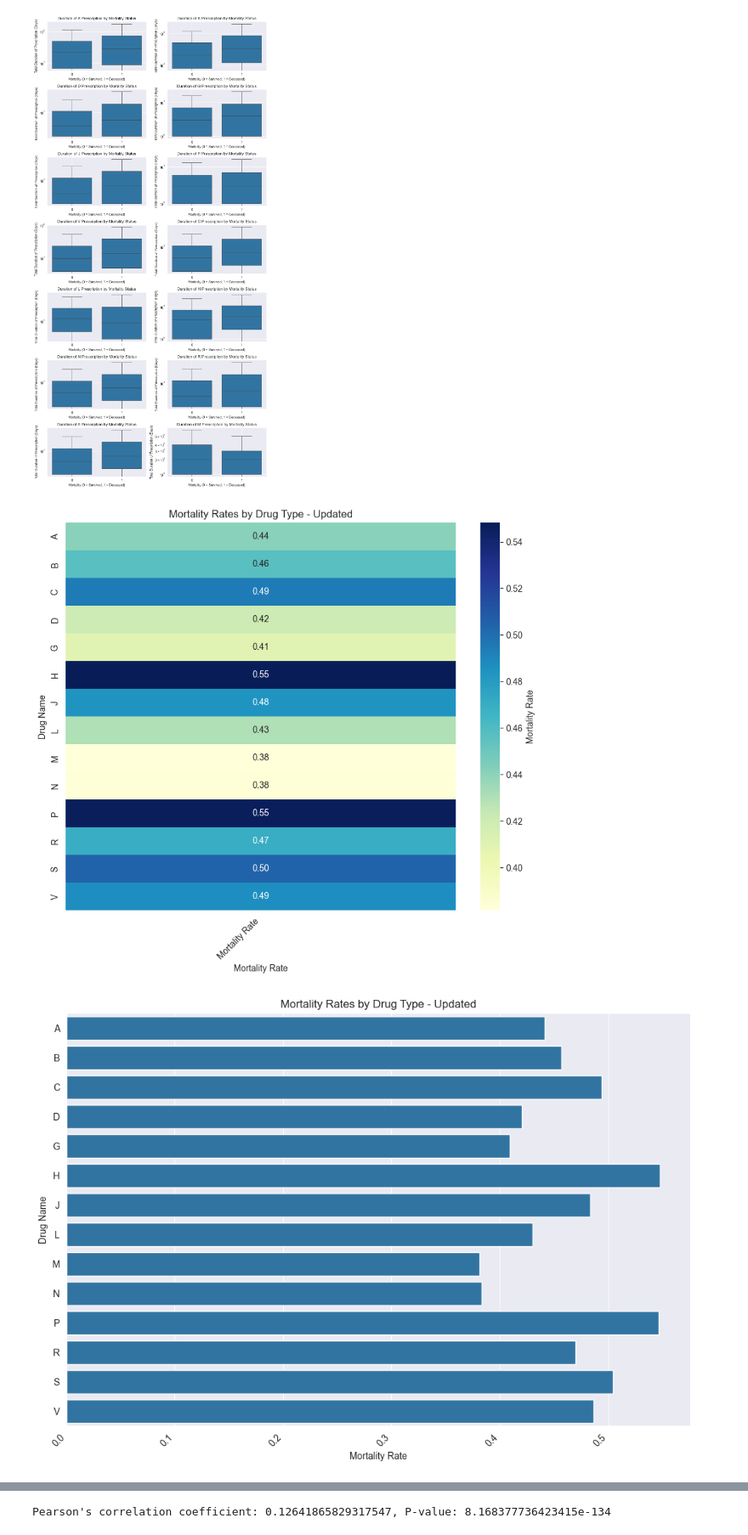
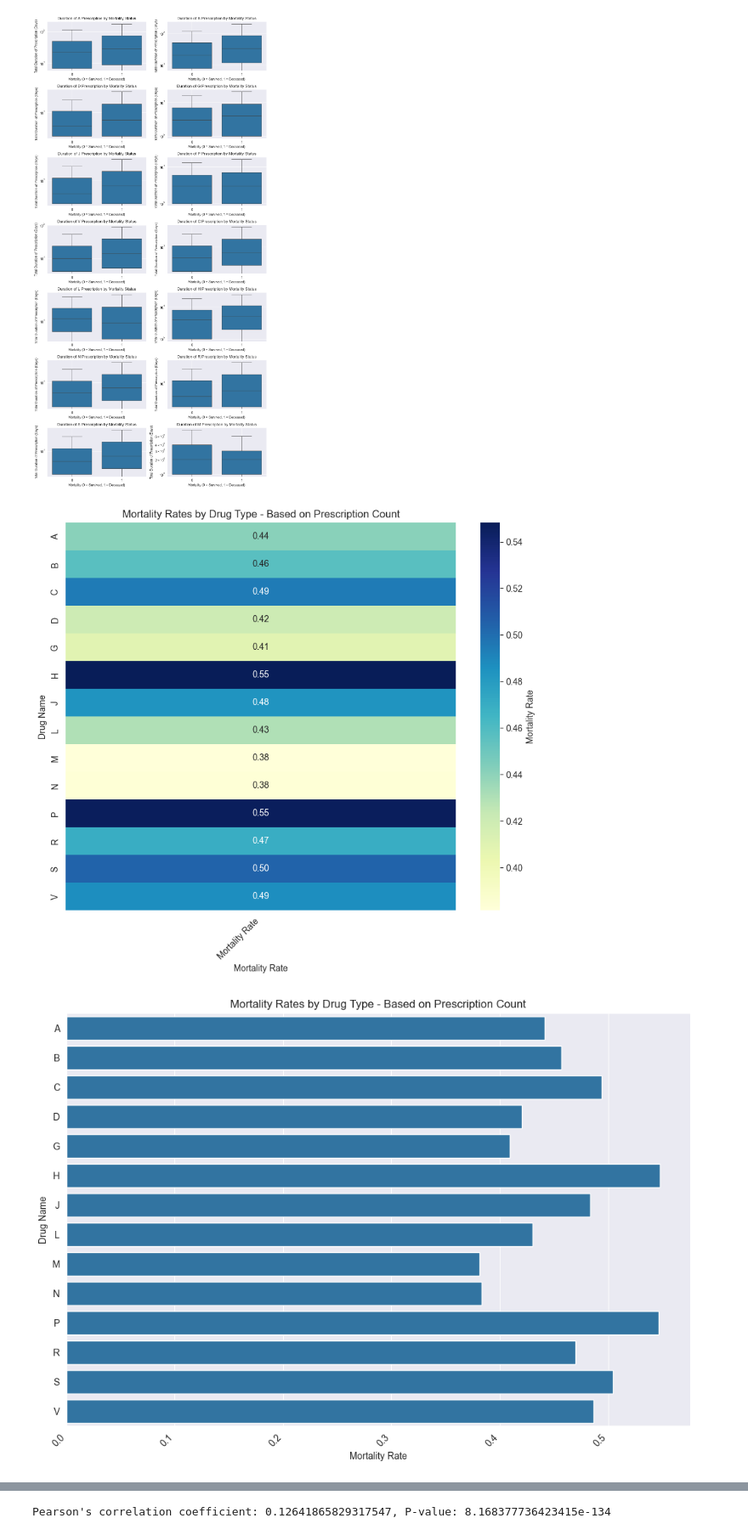
Before and after one commit to Math2130/MIMIC-III-Mortality-Analysis, a Jupyter notebook: VisualizationMedication.ipynb, the cells around one changed output, grey strips where cells are left out. Shown at 85% size. Drawn from its saved outputs; the diff is of its cells as text; code cells hidden in the pictures.

```diff
--- a/VisualizationMedication.ipynb
+++ b/VisualizationMedication.ipynb
@@ -409,29 +408,29 @@ drug_mortality_summary['Mortality Rate'] = drug_mortality_summary[('Prescription
 # %%
 # Preparing data for the visualizations
 heatmap_data = drug_mortality_summary[['Mortality Rate']].reset_index()
 heatmap_data.columns = [drug_class, 'Mortality Rate']
 heatmap_data.set_index(drug_class, inplace=True)
 
 # Plotting the heatmap
 plt.figure(figsize=(10, 8))
 sns.heatmap(data=heatmap_data, annot=True, cmap="YlGnBu", cbar_kws={'label': 'Mortality Rate'}, fmt=".2f")
-plt.title('Mortality Rates by Drug Type - Updated')
+plt.title('Mortality Rates by Drug Type - Based on Prescription Count')
 plt.xlabel('Mortality Rate')
 plt.ylabel('Drug Name')
 plt.xticks(rotation=45, ha='right')
 plt.show()
 
 # Plotting the bar chart
 plt.figure(figsize=(12, 8))
 sns.barplot(x='Mortality Rate', y=drug_class, data=heatmap_data.reset_index())
-plt.title('Mortality Rates by Drug Type - Updated')
+plt.title('Mortality Rates by Drug Type - Based on Prescription Count')
 plt.xlabel('Mortality Rate')
 plt.ylabel('Drug Name')
 plt.xticks(rotation=45, ha='right')
 plt.show()
 # %% [output]
-[figure, old version]
+[figure, new version]
-[figure, old version]
+[figure, new version]
 # %%
 # First, calculating unique patients per drug and their expiration status
 unique_patient_drug_expire = drug_patient_complete.groupby([drug_class, 'EXPIRE_FLAG'])['SUBJECT_ID'].nunique().unstack(fill_value=0)
```
Also changed, not shown: parts of 16 cells of this notebook, 2 other files.
